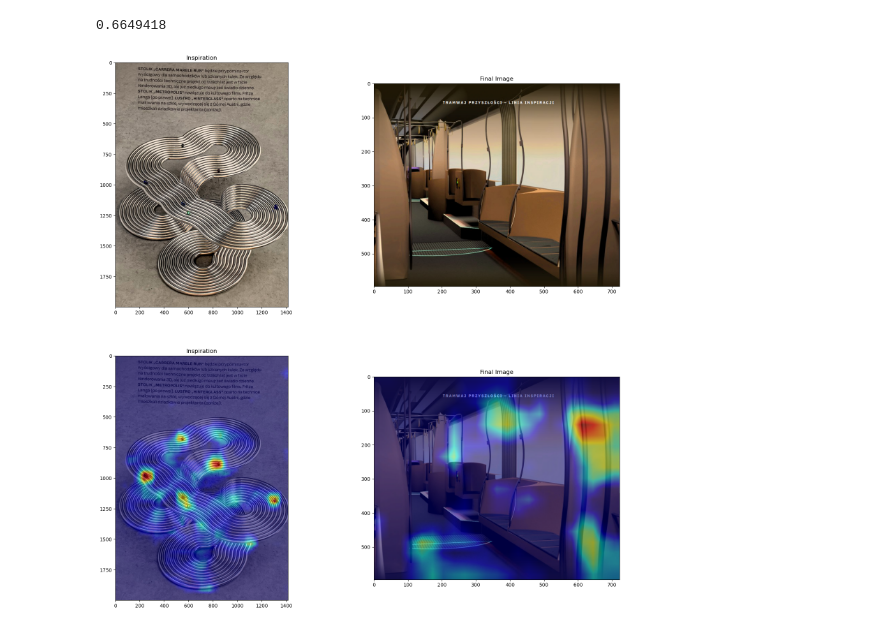
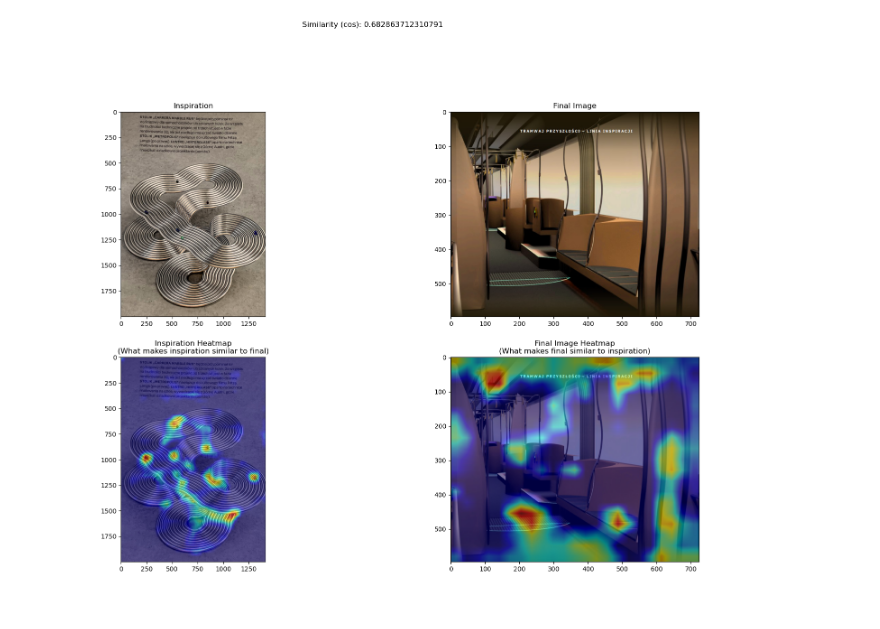
Before and after one commit to adamtms/AI-nspired, a Jupyter notebook: comparison/nb.ipynb, the cells around one changed output. Drawn from its saved outputs; the diff is of its cells as text; code cells hidden in the pictures.

```diff
--- a/comparison/nb.ipynb
+++ b/comparison/nb.ipynb
@@ -33,5 +16,9 @@ plt.show()
-# %%
-make_comparison_plot(im1,im2,model,device)
-# %% [output]
-0.6649418
-[figure, removed]
+# %%
+make_comparison_plot_similarity(
+    "/home/milte/Desktop/ainspired/data/web/20B_2.png",
+    "/home/milte/Desktop/ainspired/data/final_submissions/20/8.jpg",
+    model,
+    device
+    )
+# %% [output]
+[figure, added]
```
Also changed, not shown: parts of 5 cells of this notebook, 2 other files.
